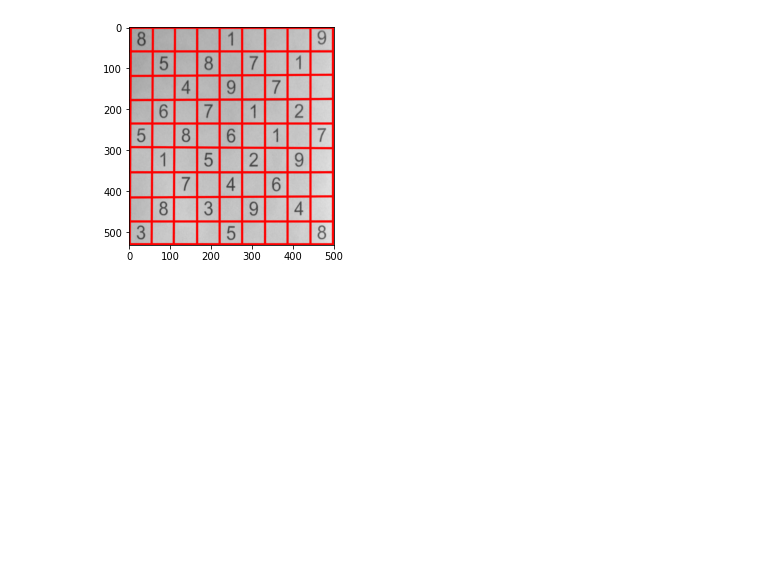
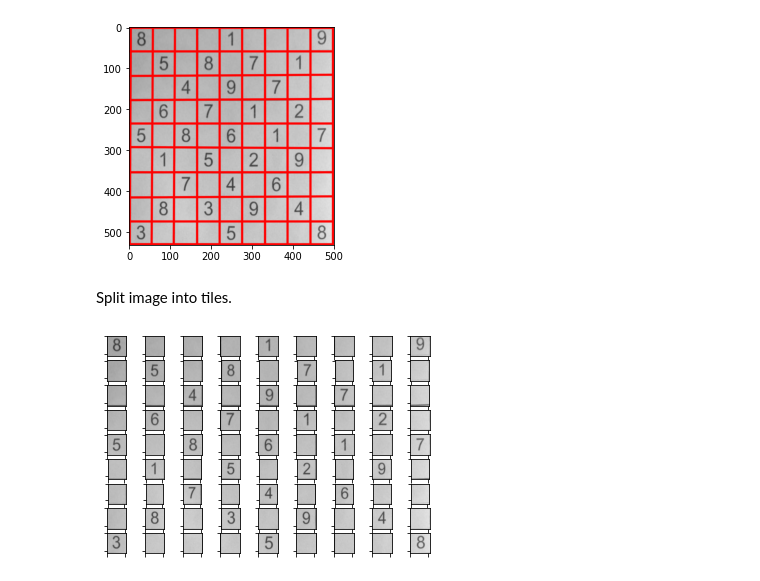
Before and after one commit to niklastanner/puzzle-solver, a Jupyter notebook: PoC/notebooks/Sudoku Recognizer.ipynb, the cells around one changed output. Saved outputs shown, nothing was run; the diff lists cells and outputs as text; code cells hidden in the pictures; blank space fills up the shorter version.

```diff
--- a/PoC/notebooks/Sudoku Recognizer.ipynb
+++ b/PoC/notebooks/Sudoku Recognizer.ipynb
@@ -281,3 +297,5 @@ plt.imshow(copy)
 20 lines detected
 <matplotlib.image.AxesImage at 0x...>
 [figure]
+# %% [markdown]
+Split image into tiles.
@@ -283,0 +327,14 @@ plt.imshow(copy)
+# %%
+tiles = split_image_into_tiles(lines)
+
+fig, axs = plt.subplots(9, 9, sharex='col', sharey='row')
+
+n = 0
+for i in range(9):
+    for j in range(9):
+        axs[i][j].imshow(warped[tiles[n][0][0]:tiles[n][0][1], tiles[n][1][0]:tiles[n][1][1]])
+        axs[i][j].set_yticklabels([])
+        axs[i][j].set_xticklabels([])
+        n += 1
+# %% [output]
+[figure, added]
```
Also changed, not shown: parts of 10 cells of this notebook.
